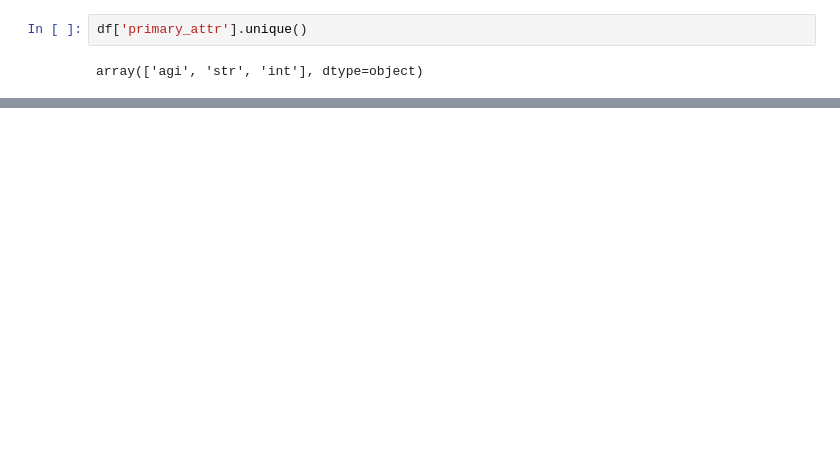
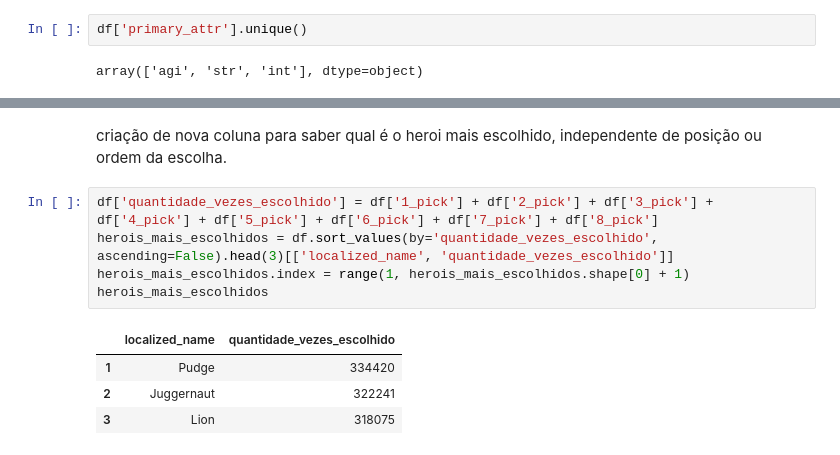
Before and after one commit to RafaelMoraesCruz/Heroes-Dota2, a Jupyter notebook: app.ipynb, the cells around one changed output, grey strips where cells are left out. Saved outputs shown, nothing was run; the diff lists cells and outputs as text; blank space fills up the shorter version.

Commit message:
Estudos dos picks e dos winrates

```diff
--- a/app.ipynb
+++ b/app.ipynb
@@ -161,0 +181,12 @@ Text(0, 0.5, 'Quantidade de herois')
+# %% [markdown]
+criação de nova coluna para saber qual é o heroi mais escolhido, independente de posição ou ordem da escolha.
+# %%
+df['quantidade_vezes_escolhido'] = df['1_pick'] + df['2_pick'] + df['3_pick'] + df['4_pick'] + df['5_pick'] + df['6_pick'] + df['7_pick'] + df['8_pick']
+herois_mais_escolhidos = df.sort_values(by='quantidade_vezes_escolhido', ascending=False).head(3)[['localized_name', 'quantidade_vezes_escolhido']]
+herois_mais_escolhidos.index = range(1, herois_mais_escolhidos.shape[0] + 1)
+herois_mais_escolhidos
+# %% [output]
+|  | localized_name | quantidade_vezes_escolhido |
+| 1 | Pudge | 334420 |
+| 2 | Juggernaut | 322241 |
+| 3 | Lion | 318075 |
```
Also changed, not shown: parts of 20 cells of this notebook.
